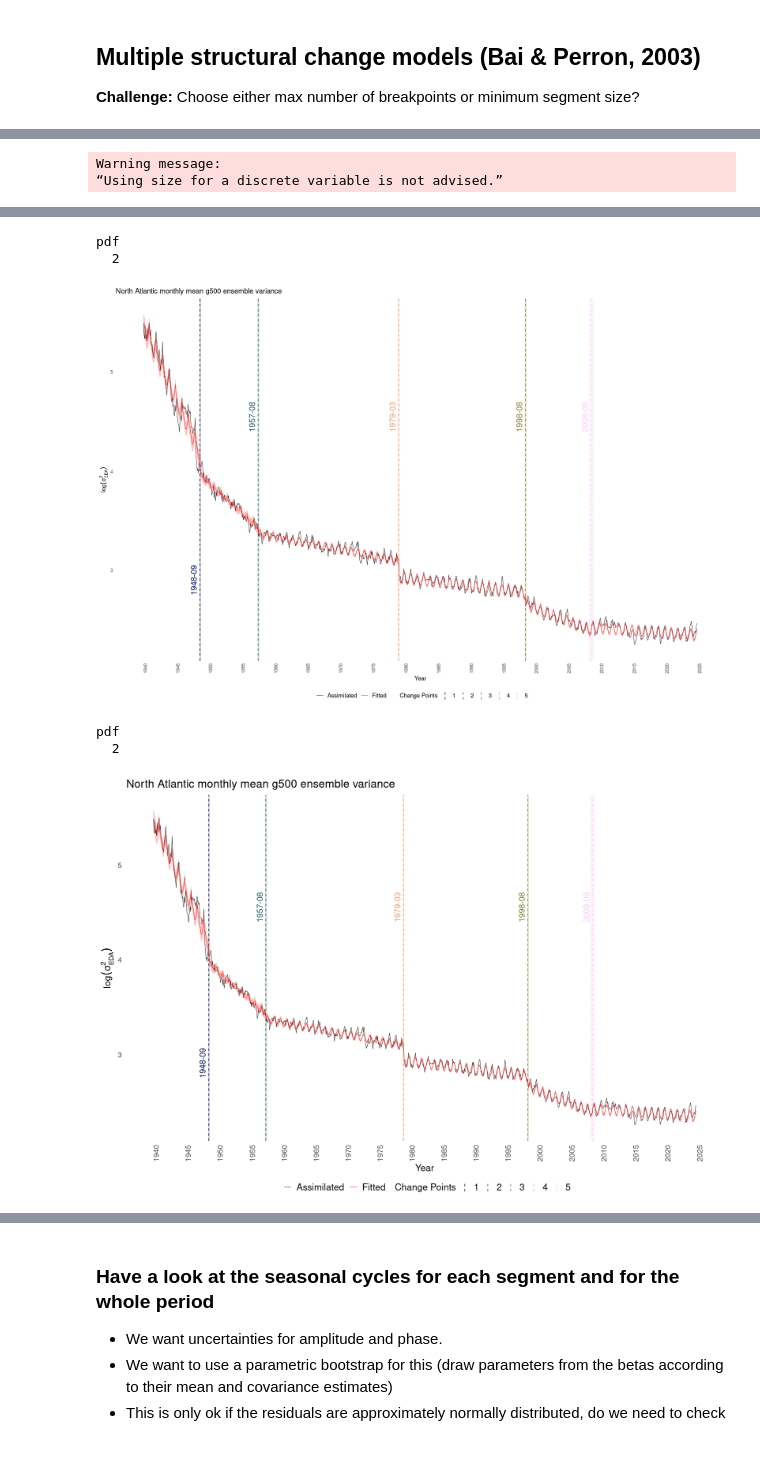
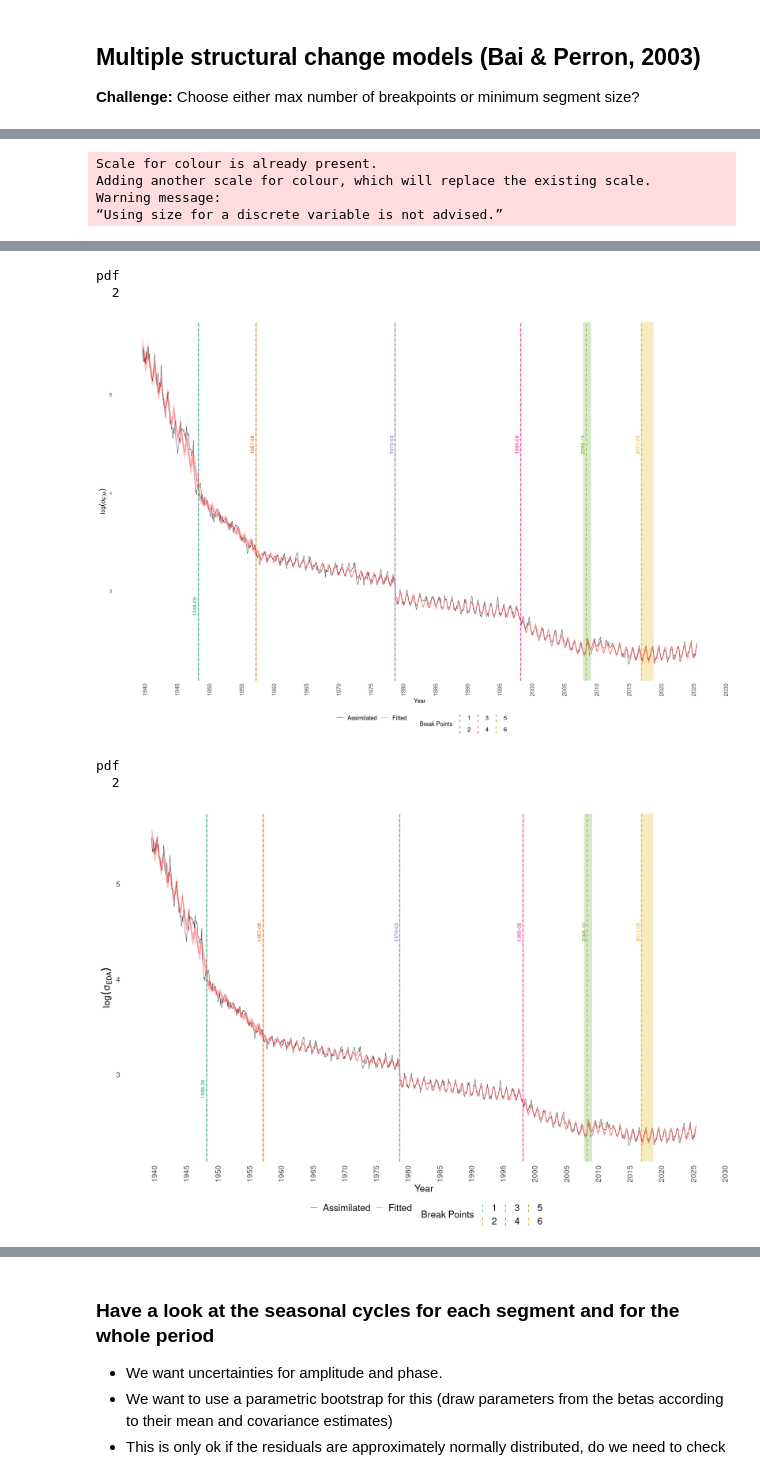
Before and after one commit to hschoeller/wp22a, a Jupyter notebook: notebooks/ChangePoints.ipynb, the cells around one changed output, grey strips where cells are left out. Drawn from its saved outputs; the diff is of its cells as text; code cells hidden in the pictures.

```diff
--- a/notebooks/ChangePoints.ipynb
+++ b/notebooks/ChangePoints.ipynb
@@ -207,9 +223,5 @@ A data.frame: 5 × 4
 # %%
-df$segment_no_seas <- breakfactor(ar_fit_glob)
-df <- df %>%
-    group_by(segment_no_seas) %>%
-    mutate(mon_no = row_number()) %>%
-    ungroup()
+df$segment_no_seas <- breakfactor(bp_noseas)
 
 # Fit the segmented linear model with segment-specific predictors
 lmod_monthly_no_seas <- nlme::gls(
@@ -245,13 +257,19 @@ p <- plot_change_points(
     data = df,
     cp_df = cp_df,
     theme_pub = NULL,
-    show_ci = TRUE
+    show_ci = TRUE,
+    title = NULL
 )
 
 fitted_layers <- add_fitted_line_ci(lmod_monthly_no_seas, df)
 for (layer in fitted_layers) {
     p <- p + layer
 }
-p + THEME_PUB_LARGE
-save_plot(p, "ChangePointsNoSeasLarge.pdf", width = 9.5, height = 4.25)
+p <- p + guides(
+    size = guide_legend(order = 1),
+    linetype = guide_legend(order = 2),
+    color = guide_legend(order = 3)
+)
+p
+save_plot(p, "ChangePointsNoSeasLarge.pdf", width = 7, height = 4)
 # %% [output]
@@ -407,11 +445,12 @@ plot(fs)
 # %%
 # Estimate breakpoints with seasonal predictors differing in each segment
 # Control for AR(1)
-bp_est_monthly <- breakpoints(ar_filtered ~ year + sin_mon + cos_mon,
-    data = filtered_df,
+bp_est_monthly <- breakpoints(log_variance ~ year + sin_mon + cos_mon,
+    data = df,
     h = .1,
     breaks = NULL
 )
+
 par(bg = "white")
 plot(bp_est_monthly)
 pdf(paste0(OUT_DIR, "BIC_breakpoints.pdf"), width = 4, height = 3)
@@ -422,7 +461,8 @@ print(confint(bp_est_monthly,
     het.err = TRUE,
     het.reg = TRUE,
     sandwich = TRUE,
-    vcov. = vcovHC
+    vcov. = sandwich::NeweyWest,
+    level = 0.95
 ))
 cp_df <- ordered_cp_df(bp_est_monthly, df)
 cp_df
@@ -458,10 +499,6 @@ A data.frame: 5 × 4
 # %%
 df$segment <- breakfactor(bp_est_monthly)
 
-df <- df %>%
-    group_by(segment) %>%
-    mutate(mon_no = row_number()) %>%
-    ungroup()
 # Fit the segmented linear model with segment-specific predictors
 lmod_seas_monthly <- nlme::gls(
     log_variance ~ segment +
@@ -496,7 +533,8 @@ p <- plot_change_points(
     data = df,
     cp_df = cp_df,
     theme_pub = NULL,
-    show_ci = TRUE
+    show_ci = TRUE,
+    title = NULL
 )
 p
 
@@ -510,15 +548,17 @@ p <- p + guides(
     size = guide_legend(order = 1),
     linetype = guide_legend(order = 2),
     color = guide_legend(order = 3)
-)
+) #+ THEME_PUB
 
 p
 
-save_plot(p, "ChangePoints.pdf")
+save_plot(p, "ChangePoints.pdf", width = 7, height = 4)
 
 p <- p + THEME_PUB_LARGE
 p
 save_plot(p, "ChangePointsLarge.pdf", width = 9.5, height = 4.25)
 # %% [output]
+Scale for colour is already present.
+Adding another scale for colour, which will replace the existing scale.
 Warning message:
 “Using size for a discrete variable is not advised.”
@@ -526,6 +566,6 @@ Warning message:
 pdf
   2
-[figure, old version]
+[figure, new version]
 pdf
   2
-[figure, old version]
+[figure, new version]
```
Also changed, not shown: parts of 30 cells of this notebook, 6 other files.
